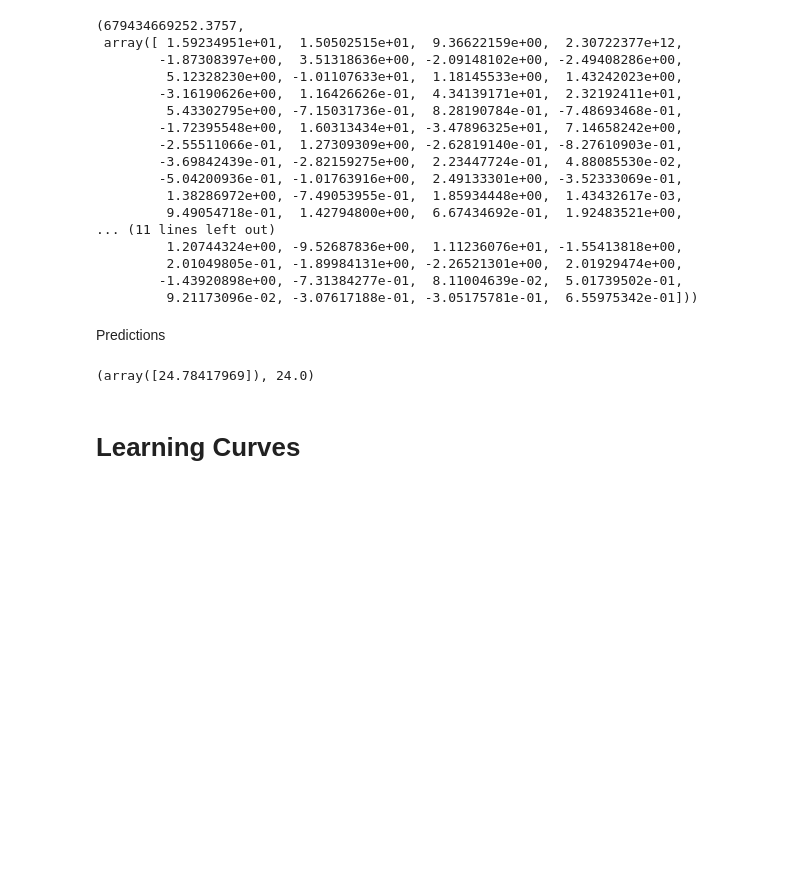
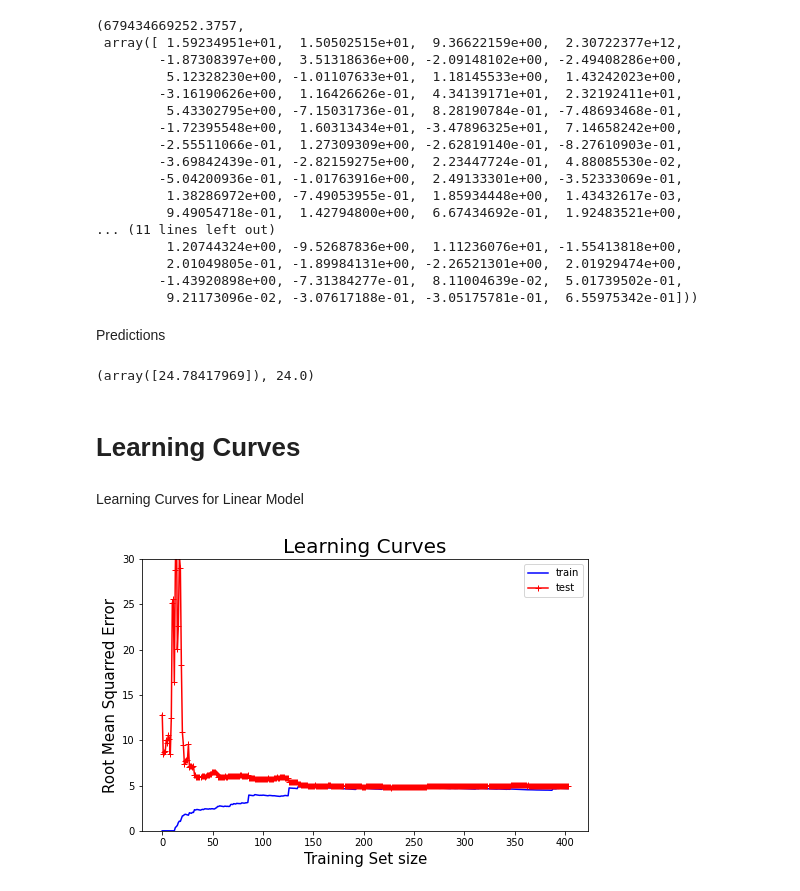
Before and after one commit to yashveersinghsohi/Hands_On_ML_Book_Practice, a Jupyter notebook: Chapter_4/Practice_Chapter4_Training_Models.ipynb, the cells around one changed output. Cells and saved outputs as stored; diff of their text form; code cells hidden in the pictures; blank space fills up the shorter version.

Commit message:
Done till Early stopping in practice notebook for chapter 4 - training models

```diff
--- a/Chapter_4/Practice_Chapter4_Training_Models.ipynb
+++ b/Chapter_4/Practice_Chapter4_Training_Models.ipynb
@@ -156,0 +213,9 @@ y_hat, y[0]
+# %% [markdown]
+Learning Curves for Linear Model
+# %%
+X, y = boston.data, boston.target
+
+lin_reg = LinearRegression()
+plot_learning_curves(lin_reg, X, y)
+# %% [output]
+[figure, added]
```
Also changed, not shown: parts of 22 cells of this notebook.
